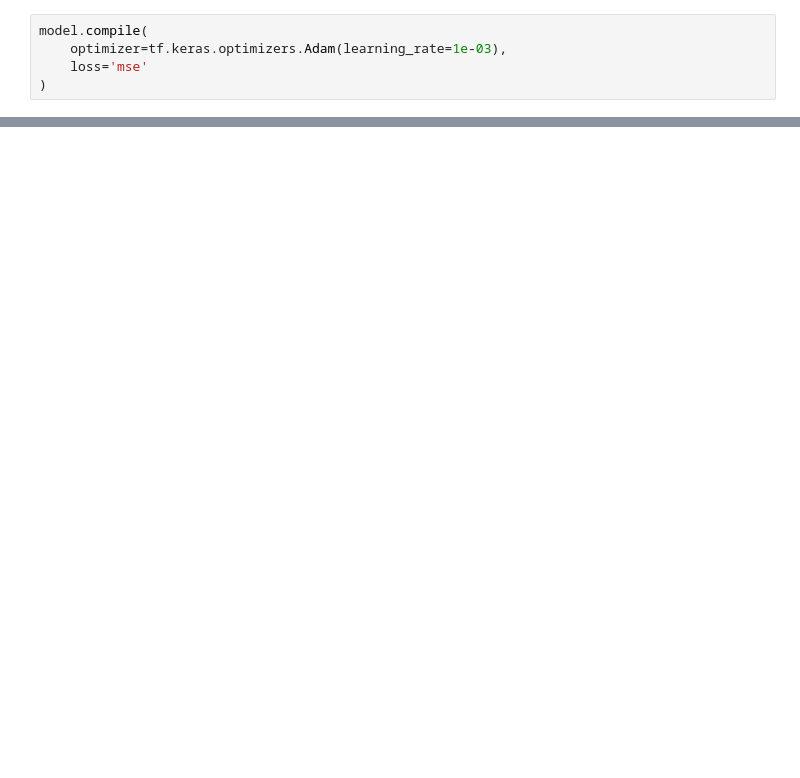
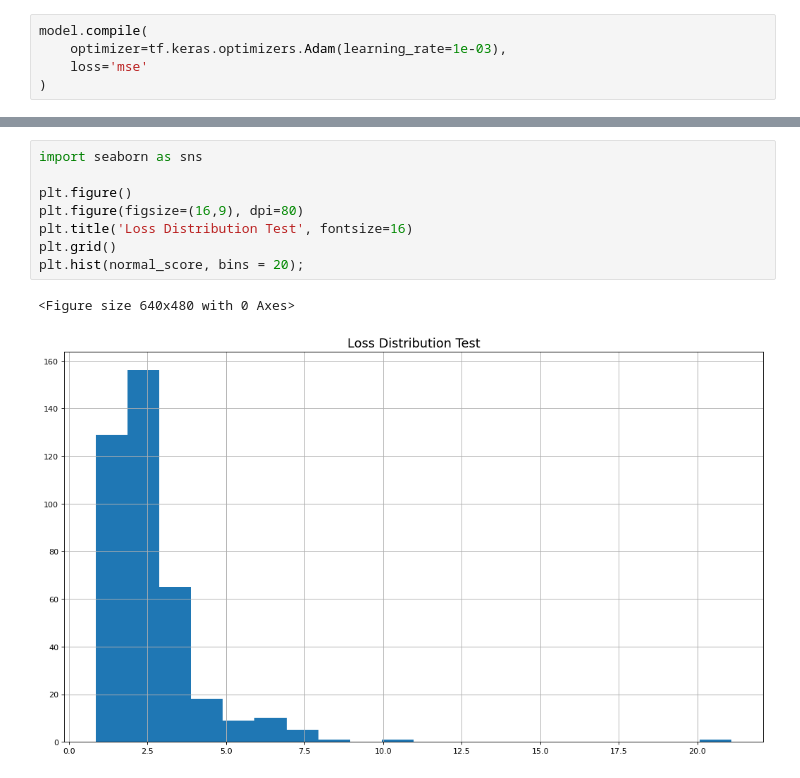
Before and after one commit to Hienph1/anomaly-detection-for-fruit, a Jupyter notebook: U-net.ipynb, the cells around one changed output, grey strips where cells are left out. Drawn from its saved outputs; the diff is of its cells as text; blank space fills up the shorter version.

```diff
--- a/U-net.ipynb
+++ b/U-net.ipynb
@@ -204,0 +269,11 @@ with open(hist_csv_file, mode='w') as f:
+# %%
+import seaborn as sns
+
+plt.figure()
+plt.figure(figsize=(16,9), dpi=80)
+plt.title('Loss Distribution Test', fontsize=16)
+plt.grid()
+plt.hist(normal_score, bins = 20);
+# %% [output]
+<Figure size 640x480 with 0 Axes>
+[figure, added]
```
Also changed, not shown: parts of 35 cells of this notebook, 2 other files.
